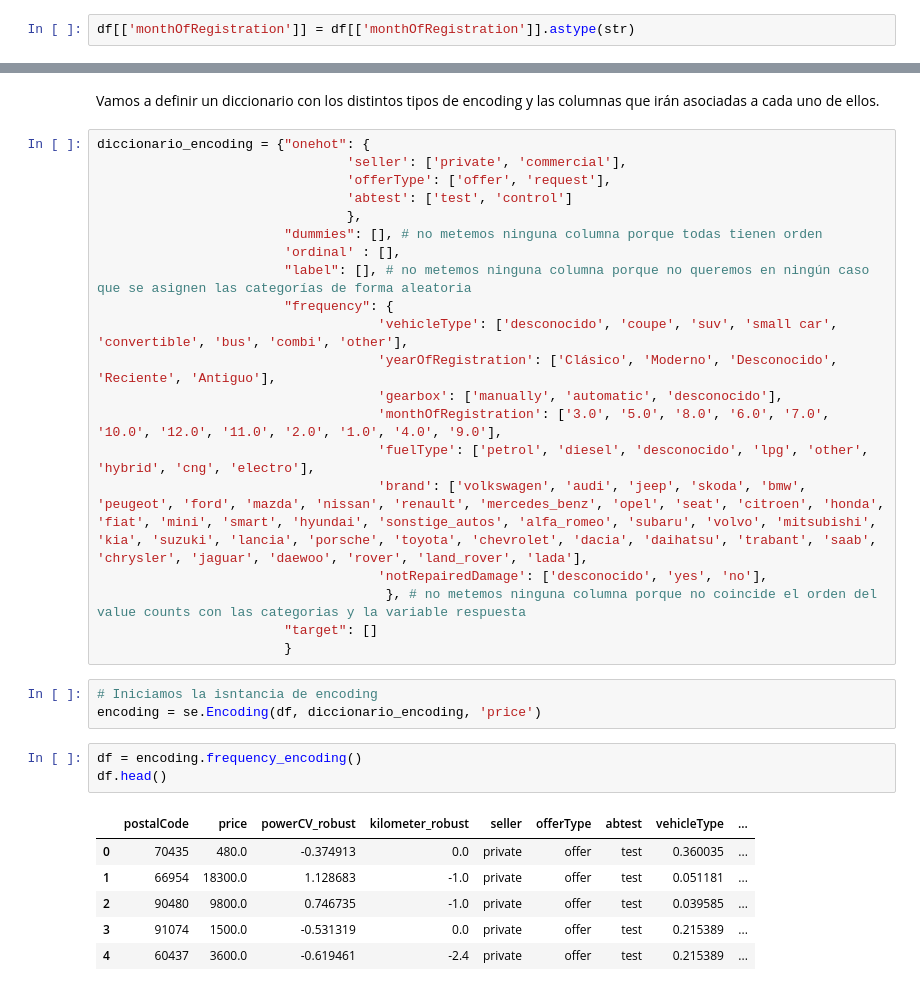
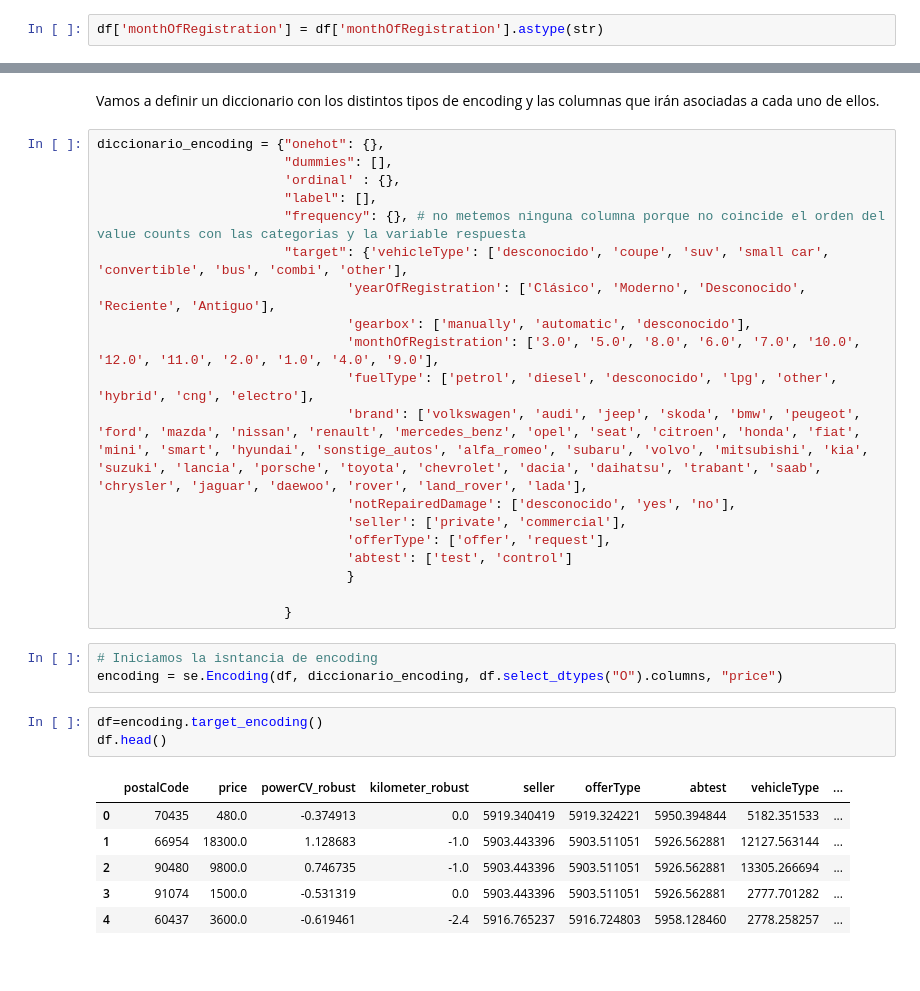
Before and after one commit to Rcm89/laboratorio-modulo7-leccion01-eda-nulos, a Jupyter notebook: laboratorio-modulo7-leccion04-encoding.ipynb, the cells around one changed output, grey strips where cells are left out. Drawn from its saved outputs; the diff is of its cells as text.

```diff
--- a/laboratorio-modulo7-leccion04-encoding.ipynb
+++ b/laboratorio-modulo7-leccion04-encoding.ipynb
@@ -89,7 +89,7 @@ df.head()
 | 3 | 91074 | 1500.0 | -0.531319 | 0.0 | private | offer | test | small car | ... |
 | 4 | 60437 | 3600.0 | -0.619461 | -2.4 | private | offer | test | small car | ... |
 # %%
-df[['monthOfRegistration']] = df[['monthOfRegistration']].astype(str)
+df['monthOfRegistration'] = df['monthOfRegistration'].astype(str)
 # %%
 # primero vamos a sacar los nombres de las columnas que son de tipo categórico
 lista_col_categ = df.select_dtypes(include = "O").columns.tolist()
@@ -264,35 +264,34 @@ Index(['postalCode', 'price', 'powerCV_robust', 'kilometer_robust', 'seller',
 # %% [markdown]
 Vamos a definir un diccionario con los distintos tipos de encoding y las columnas que irán asociadas a cada uno de ellos.
 # %%
-diccionario_encoding = {"onehot": {
+diccionario_encoding = {"onehot": {},
+                        "dummies": [],
+                        'ordinal' : {},
+                        "label": [],
+                        "frequency": {}, # no metemos ninguna columna porque no coincide el orden del value counts con las categorias y la variable respuesta
+                        "target": {'vehicleType': ['desconocido', 'coupe', 'suv', 'small car', 'convertible', 'bus', 'combi', 'other'],
+                                'yearOfRegistration': ['Clásico', 'Moderno', 'Desconocido', 'Reciente', 'Antiguo'],
+                                'gearbox': ['manually', 'automatic', 'desconocido'],
+                                'monthOfRegistration': ['3.0', '5.0', '8.0', '6.0', '7.0', '10.0', '12.0', '11.0', '2.0', '1.0', '4.0', '9.0'],
+                                'fuelType': ['petrol', 'diesel', 'desconocido', 'lpg', 'other', 'hybrid', 'cng', 'electro'],
+                                'brand': ['volkswagen', 'audi', 'jeep', 'skoda', 'bmw', 'peugeot', 'ford', 'mazda', 'nissan', 'renault', 'mercedes_benz', 'opel', 'seat', 'citroen', 'honda', 'fiat', 'mini', 'smart', 'hyundai', 'sonstige_autos', 'alfa_romeo', 'subaru', 'volvo', 'mitsubishi', 'kia', 'suzuki', 'lancia', 'porsche', 'toyota', 'chevrolet', 'dacia', 'daihatsu', 'trabant', 'saab', 'chrysler', 'jaguar', 'daewoo', 'rover', 'land_rover', 'lada'],
+                                'notRepairedDamage': ['desconocido', 'yes', 'no'],
                                 'seller': ['private', 'commercial'],
                                 'offerType': ['offer', 'request'],
                                 'abtest': ['test', 'control']
-                                },
-                        "dummies": [], # no metemos ninguna columna porque todas tienen orden
-                        'ordinal' : [],
-                        "label": [], # no metemos ninguna columna porque no queremos en ningún caso que se asignen las categorías de forma aleatoria
-                        "frequency": {
-                                    'vehicleType': ['desconocido', 'coupe', 'suv', 'small car', 'convertible', 'bus', 'combi', 'other'],
-                                    'yearOfRegistration': ['Clásico', 'Moderno', 'Desconocido', 'Reciente', 'Antiguo'],
-                                    'gearbox': ['manually', 'automatic', 'desconocido'],
-                                    'monthOfRegistration': ['3.0', '5.0', '8.0', '6.0', '7.0', '10.0', '12.0', '11.0', '2.0', '1.0', '4.0', '9.0'],
-                                    'fuelType': ['petrol', 'diesel', 'desconocido', 'lpg', 'other', 'hybrid', 'cng', 'electro'],
-                                    'brand': ['volkswagen', 'audi', 'jeep', 'skoda', 'bmw', 'peugeot', 'ford', 'mazda', 'nissan', 'renault', 'mercedes_benz', 'opel', 'seat', 'citroen', 'honda', 'fiat', 'mini', 'smart', 'hyundai', 'sonstige_autos', 'alfa_romeo', 'subaru', 'volvo', 'mitsubishi', 'kia', 'suzuki', 'lancia', 'porsche', 'toyota', 'chevrolet', 'dacia', 'daihatsu', 'trabant', 'saab', 'chrysler', 'jaguar', 'daewoo', 'rover', 'land_rover', 'lada'],
-                                    'notRepairedDamage': ['desconocido', 'yes', 'no'],
-                                     }, # no metemos ninguna columna porque no coincide el orden del value counts con las categorias y la variable respuesta
-                        "target": []
+                                }
+
                         }
 # %%
 # Iniciamos la isntancia de encoding
-encoding = se.Encoding(df, diccionario_encoding, 'price')
+encoding = se.Encoding(df, diccionario_encoding, df.select_dtypes("O").columns, "price")
 # %%
-df = encoding.frequency_encoding()
+df=encoding.target_encoding()
 df.head()
 # %% [output]
 |  | postalCode | price | powerCV_robust | kilometer_robust | seller | offerType | abtest | vehicleType | ... |
-| 0 | 70435 | 480.0 | -0.374913 | 0.0 | private | offer | test | 0.360035 | ... |
-| 1 | 66954 | 18300.0 | 1.128683 | -1.0 | private | offer | test | 0.051181 | ... |
-| 2 | 90480 | 9800.0 | 0.746735 | -1.0 | private | offer | test | 0.039585 | ... |
-| 3 | 91074 | 1500.0 | -0.531319 | 0.0 | private | offer | test | 0.215389 | ... |
-| 4 | 60437 | 3600.0 | -0.619461 | -2.4 | private | offer | test | 0.215389 | ... |
+| 0 | 70435 | 480.0 | -0.374913 | 0.0 | 5919.340419 | 5919.324221 | 5950.394844 | 5182.351533 | ... |
+| 1 | 66954 | 18300.0 | 1.128683 | -1.0 | 5903.443396 | 5903.511051 | 5926.562881 | 12127.563144 | ... |
+| 2 | 90480 | 9800.0 | 0.746735 | -1.0 | 5903.443396 | 5903.511051 | 5926.562881 | 13305.266694 | ... |
+| 3 | 91074 | 1500.0 | -0.531319 | 0.0 | 5903.443396 | 5903.511051 | 5926.562881 | 2777.701282 | ... |
+| 4 | 60437 | 3600.0 | -0.619461 | -2.4 | 5916.765237 | 5916.724803 | 5958.128460 | 2778.258257 | ... |
```
Also changed, not shown: parts of 3 cells of this notebook, 9 other files.
